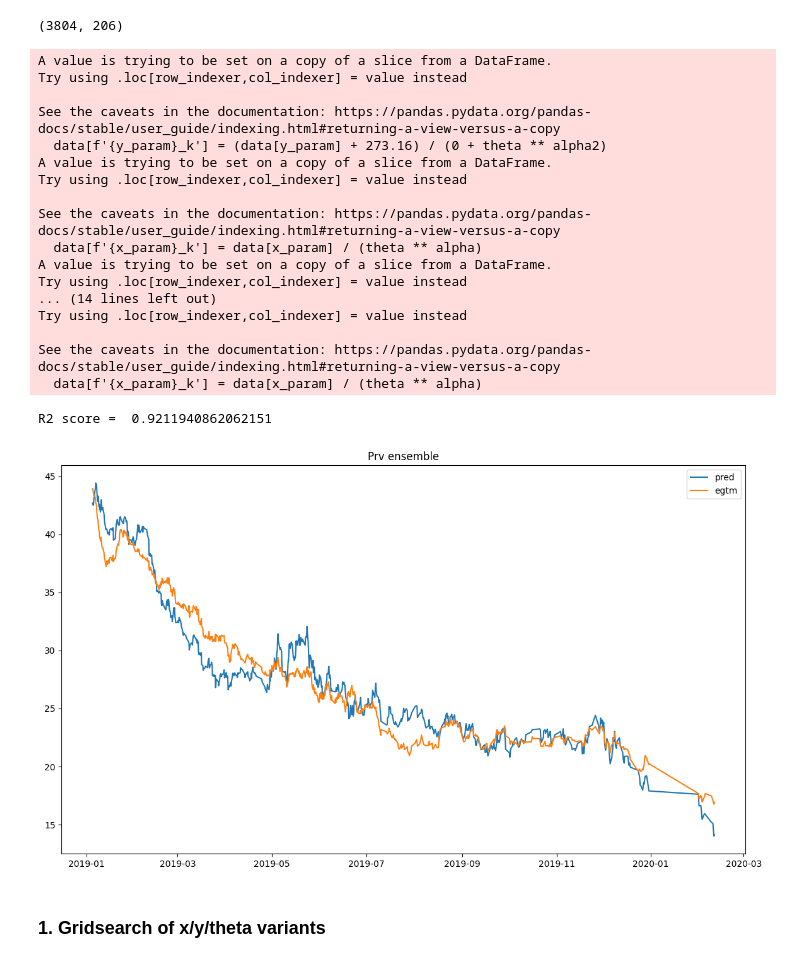
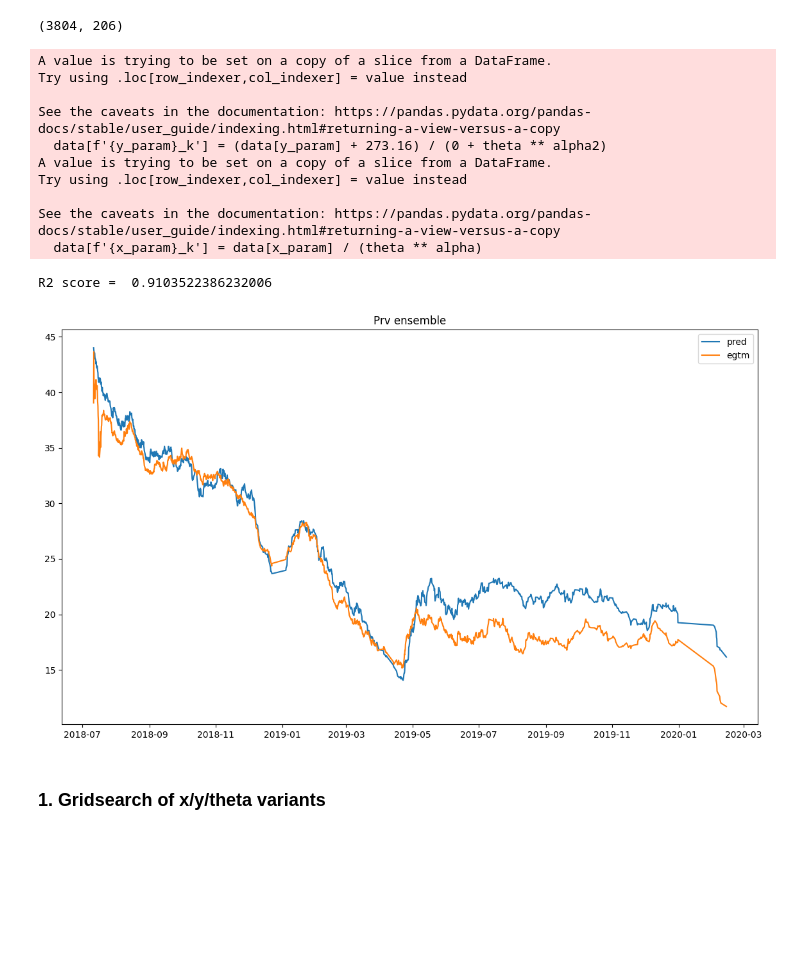
Before and after one commit to skeptlk/ecm, a Jupyter notebook: ex14_finetuning.ipynb, the cells around one changed output. Cells and saved outputs as stored; diff of their text form; code cells hidden in the pictures; blank space fills up the shorter version.

```diff
--- a/ex14_finetuning.ipynb
+++ b/ex14_finetuning.ipynb
@@ -107,7 +107,7 @@ class EGTMarginRegressor(BaseEstimator, RegressorMixin):
             Xf, yf = Xk[index], y[index]
 
             if self.acms_data is not None:
-                acms = theta_correct(self.acms_data, self.x_param, self.y_param, self.theta_param, self.theta_alpha)
+                acms = theta_correct(self.acms_data.copy(), self.x_param, self.y_param, self.theta_param, self.theta_alpha)
                 baseline = train_engine_baseline(acms, x_param_k, y_param_k)
             else:
                 baseline = train_engine_baseline(Xf, x_param_k, y_param_k)
@@ -193,49 +193,42 @@ acms_bgu.shape
 (3804, 206)
 # %%
 model = EGTMarginRegressor(
-  acms_data=acms_bgu[100:],
+  acms_data=acms_bdu[:800],
   bleed_config=['prv'],
   x_param='n1a_peak',
   y_param='egt_peak',
   filter_nan=True
 )
 
-train = bgu[20:600]
+train = bdu[200:600]
 X = train
 y = train['egtm']
 
 model.fit(X, y)
 
-pred = model.predict(bgu)
+pred = model.predict(bdu)
 
-print("R2 score = ", model.score(bgu, bgu['egtm']))
+print("R2 score = ", model.score(bdu, bdu['egtm']))
 
 plt.figure(figsize=(14, 8))
 plt.title(f'Prv ensemble')
-plt.plot(bgu['reportts'], smooth(pred['pred'], 0.05))
-plt.plot(bgu['reportts'], bgu['egtm'])
+plt.plot(bdu['reportts'], smooth(pred['pred'], 0.05))
+plt.plot(bdu['reportts'], bdu['egtm'])
 plt.legend(['pred', 'egtm'])
 plt.show()
 # %% [output]
 A value is trying to be set on a copy of a slice from a DataFrame.
 Try using .loc[row_indexer,col_indexer] = value instead
 
 See the caveats in the documentation: https://pandas.pydata.org/pandas-docs/stable/user_guide/indexing.html#returning-a-view-versus-a-copy
   data[f'{y_param}_k'] = (data[y_param] + 273.16) / (0 + theta ** alpha2)
 A value is trying to be set on a copy of a slice from a DataFrame.
 Try using .loc[row_indexer,col_indexer] = value instead
 
 See the caveats in the documentation: https://pandas.pydata.org/pandas-docs/stable/user_guide/indexing.html#returning-a-view-versus-a-copy
   data[f'{x_param}_k'] = data[x_param] / (theta ** alpha)
-A value is trying to be set on a copy of a slice from a DataFrame.
-Try using .loc[row_indexer,col_indexer] = value instead
-... (14 lines left out)
-Try using .loc[row_indexer,col_indexer] = value instead
-
-See the caveats in the documentation: https://pandas.pydata.org/pandas-docs/stable/user_guide/indexing.html#returning-a-view-versus-a-copy
-  data[f'{x_param}_k'] = data[x_param] / (theta ** alpha)
-R2 score =  0.9211940862062151
+R2 score =  0.9103522386232006
-[figure, old version]
+[figure, new version]
 # %% [markdown]
 ### 1. Gridsearch of x/y/theta variants
 # %% [markdown]
```
